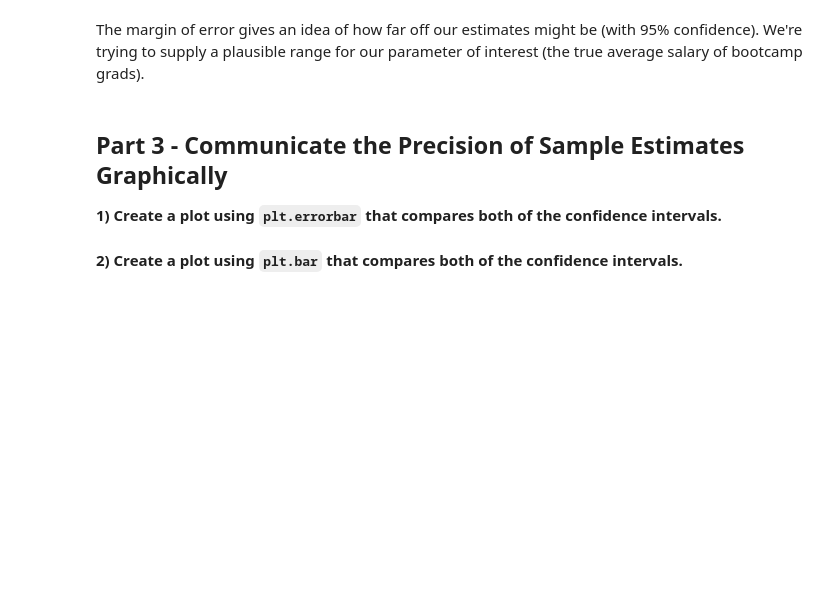
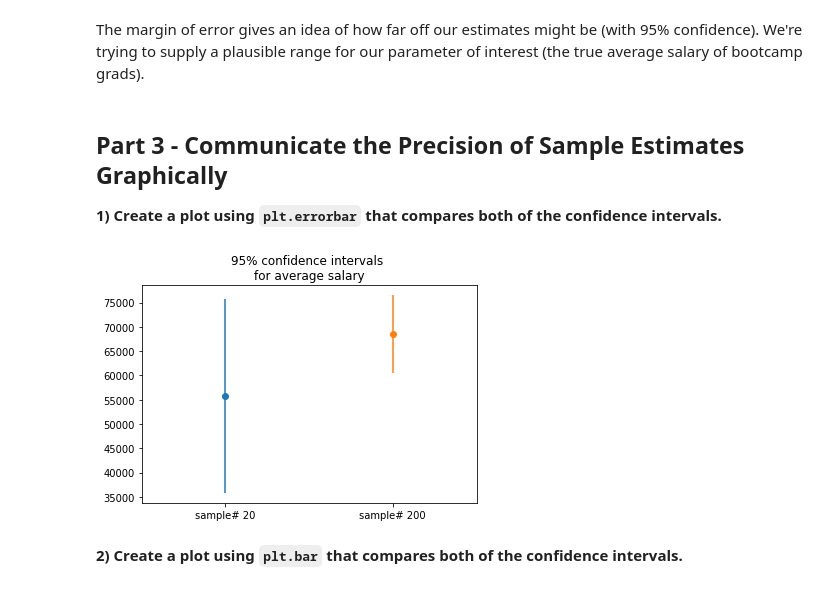
Before and after one commit to skhabiri/DS-Unit-1-Sprint-2-Statistics, a Jupyter notebook: module3/skhabiri_LS_DS_123_Confidence_Intervals_Assignment.ipynb, the cells around one changed output. Saved outputs shown, nothing was run; the diff lists cells and outputs as text; code cells hidden in the pictures; blank space fills up the shorter version.

```diff
--- a/module3/skhabiri_LS_DS_123_Confidence_Intervals_Assignment.ipynb
+++ b/module3/skhabiri_LS_DS_123_Confidence_Intervals_Assignment.ipynb
@@ -70,9 +70,11 @@ dtype: int64
 # %% [markdown]
 **2) Select two random samples from this dataset, one with a sample size of 20 and the other with a sample size of 200. (Use a `random_state` of `42` when selecting the samples)**
 # %%
-sample1 = df.sample(20, random_state=42)
-sample2 = df.sample(200, random_state=42)
-sample2.head()
+nos1 = 20
+nos2 = 200
+sample1 = df.sample(nos1, random_state=42)
+sample2 = df.sample(nos2, random_state=42)
+sample1.head()
 # %% [output]
 |  | Student | Employment | UndergradMajor | DevType | YearsCoding | YearsCodingProf | ConvertedSalary | ... |
 | 367 | No | Employed full-time | Computer science, computer engine... | Back-end developer;Data or busine... | 0-2 years | 0-2 years | 74500.0 | ... |
@@ -136,17 +138,19 @@ def confidence_interval(sample_data, confidence=.95):
   # Sample Size
   n = len(sample)
   # T statistic - correspond to our confidence level, and our degrees of freedom
-  # first argument is the confidence value of one side of t-test, distribution.
+  # first argument is the confidence value of one side of t-test distribution.
   # for the case of 95% is going to be 1-5%/2=0.975 on each side
   t = stats.t.ppf((1+confidence) / 2, n-1)
-  # Standard Error or estimate of the standard deviation of sample mean if we take repeated sample data of size n and derive sample mean as a variable
+  # Standard Error or estimate of the standard deviation of sample mean variable if we take repeated sample data of size n and derive sample mean as a variable
   std_err = s / np.sqrt(n)
-  # Margin of Error
+  # Margin of Error for a certain confidence level
   moe = std_err * t
   # Lower and Upper Bound
   upper = x_bar + moe
   lower = x_bar - moe
 
   return (lower, x_bar, upper)
-
-confidence_interval(sample1['age'])
+CI1 = confidence_interval(sample1['ConvertedSalary'])
+CI2 = confidence_interval(sample2['ConvertedSalary'])
+print(nos1," samples: ", CI1)
+print(nos2," samples: ", CI2)
@@ -162,5 +189,15 @@ The margin of error gives an idea of how far off our estimates might be (with 95
 ## Part 3 - Communicate the Precision of Sample Estimates Graphically
 
 **1) Create a plot using `plt.errorbar` that compares both of the confidence intervals.**
+# %%
+# plt.errorbar
+plt.errorbar(x=0, y=CI1[1], yerr=(CI1[2]-CI1[1]), fmt='o')
+plt.errorbar(x=1, y=CI2[1], yerr=(CI2[2]-CI2[1]), fmt='o')
+plt.title('95% confidence intervals \nfor average salary')
+plt.xticks(ticks=[0,1], labels=['sample# '+str(nos1), 'sample# '+str(nos2)])
+plt.xlim(-.5, 1.5)
+plt.show()
+# %% [output]
+[figure, added]
 # %% [markdown]
 **2) Create a plot using `plt.bar` that compares both of the confidence intervals.**
```
Also changed, not shown: parts of 7 cells of this notebook.
